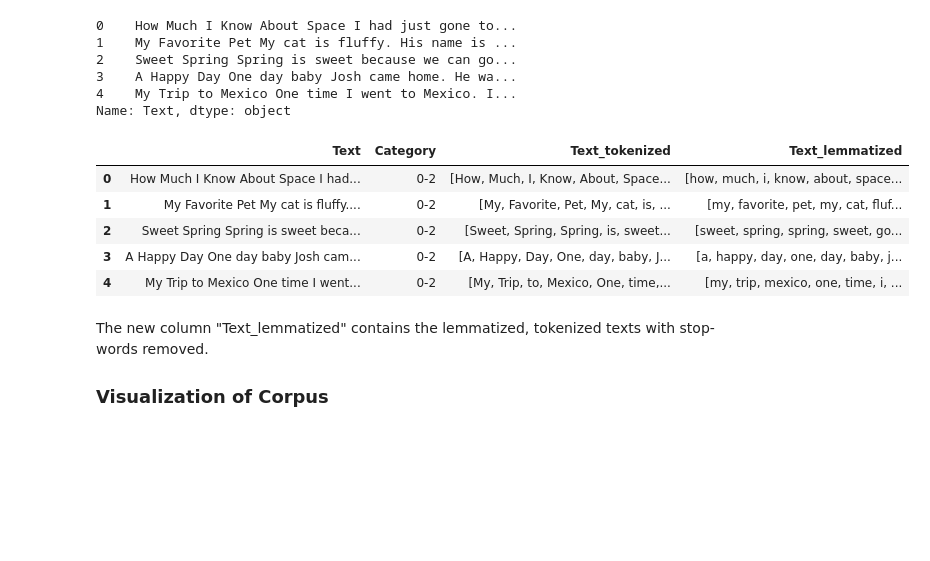
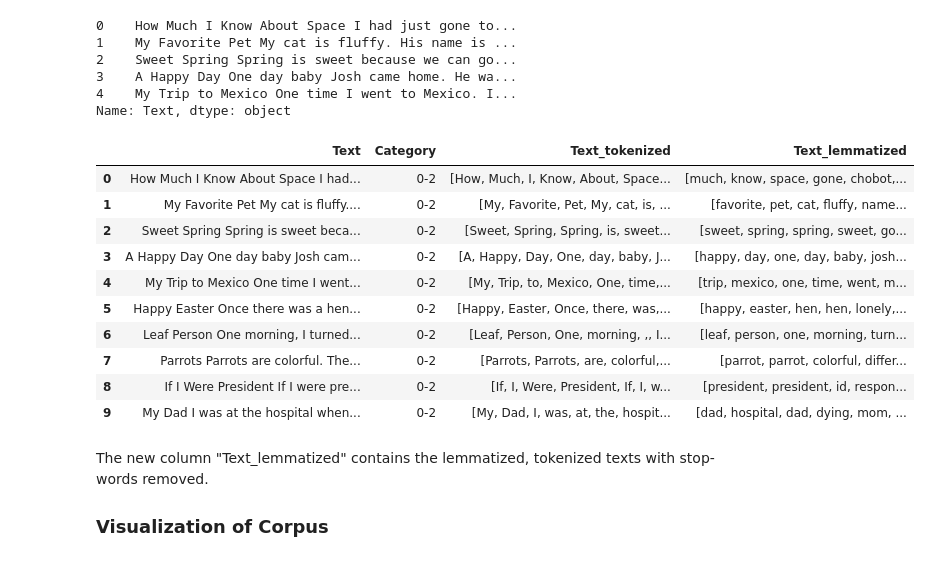
Before and after one commit to jnels13/Screening-Childrens-Writing-Level-With-NLP, a Jupyter notebook: Predicting_Children's_Writing_by_Grade_Level.ipynb, the cells around one changed output. Cells and saved outputs as stored; diff of their text form; code cells hidden in the pictures; blank space fills up the shorter version.

```diff
--- a/Predicting_Children's_Writing_by_Grade_Level.ipynb
+++ b/Predicting_Children's_Writing_by_Grade_Level.ipynb
@@ -149,31 +160,29 @@ Name: Text, dtype: object
 # %%
 def tokenize_ (text):
     return word_tokenize(text)
-# %%
-def stopped_ (data):
-    stopwords_list = stopwords.words('english') #removing stopwords
-    stopwords_list += list(string.punctuation)  #removing punctuation
-    return([w.lower() for w in data if (w not in stopwords_list)])
 # %%
 def lemma_(data):
     lemmatizer = WordNetLemmatizer()
     data = [lemmatizer.lemmatize(w) for w in data]
     return(data)
 # %%
-data['Text_tokenized'] = data.Text.apply(tokenize_)
+data['Text_tokenized'] = data['Text'].apply(apostrophes).apply(tokenize_)
 # %%
-data['Text_lemmatized'] = data.Text_tokenized.apply(stopped_)
+data['Text_lemmatized'] = data.Text_tokenized.apply(stopped_).apply(lemma_)
-# %%
-data.Text_lemmatized = data.Text_lemmatized.apply(lemma_)
 # %%
-data.head()
+data.head(10)
 # %% [output]
 |  | Text | Category | Text_tokenized | Text_lemmatized |
-| 0 | How Much I Know About Space I had... | 0-2 | [How, Much, I, Know, About, Space... | [how, much, i, know, about, space... |
-| 1 | My Favorite Pet My cat is fluffy.... | 0-2 | [My, Favorite, Pet, My, cat, is, ... | [my, favorite, pet, my, cat, fluf... |
+| 0 | How Much I Know About Space I had... | 0-2 | [How, Much, I, Know, About, Space... | [much, know, space, gone, chobot,... |
+| 1 | My Favorite Pet My cat is fluffy.... | 0-2 | [My, Favorite, Pet, My, cat, is, ... | [favorite, pet, cat, fluffy, name... |
 | 2 | Sweet Spring Spring is sweet beca... | 0-2 | [Sweet, Spring, Spring, is, sweet... | [sweet, spring, spring, sweet, go... |
-| 3 | A Happy Day One day baby Josh cam... | 0-2 | [A, Happy, Day, One, day, baby, J... | [a, happy, day, one, day, baby, j... |
-| 4 | My Trip to Mexico One time I went... | 0-2 | [My, Trip, to, Mexico, One, time,... | [my, trip, mexico, one, time, i, ... |
+| 3 | A Happy Day One day baby Josh cam... | 0-2 | [A, Happy, Day, One, day, baby, J... | [happy, day, one, day, baby, josh... |
+| 4 | My Trip to Mexico One time I went... | 0-2 | [My, Trip, to, Mexico, One, time,... | [trip, mexico, one, time, went, m... |
+| 5 | Happy Easter Once there was a hen... | 0-2 | [Happy, Easter, Once, there, was,... | [happy, easter, hen, hen, lonely,... |
+| 6 | Leaf Person One morning, I turned... | 0-2 | [Leaf, Person, One, morning, ,, I... | [leaf, person, one, morning, turn... |
+| 7 | Parrots Parrots are colorful. The... | 0-2 | [Parrots, Parrots, are, colorful,... | [parrot, parrot, colorful, differ... |
+| 8 | If I Were President If I were pre... | 0-2 | [If, I, Were, President, If, I, w... | [president, president, id, respon... |
+| 9 | My Dad I was at the hospital when... | 0-2 | [My, Dad, I, was, at, the, hospit... | [dad, hospital, dad, dying, mom, ... |
 # %% [markdown]
 The new column "Text_lemmatized" contains the lemmatized, tokenized texts with stop-words removed.
 
```
Also changed, not shown: parts of 36 cells of this notebook.
